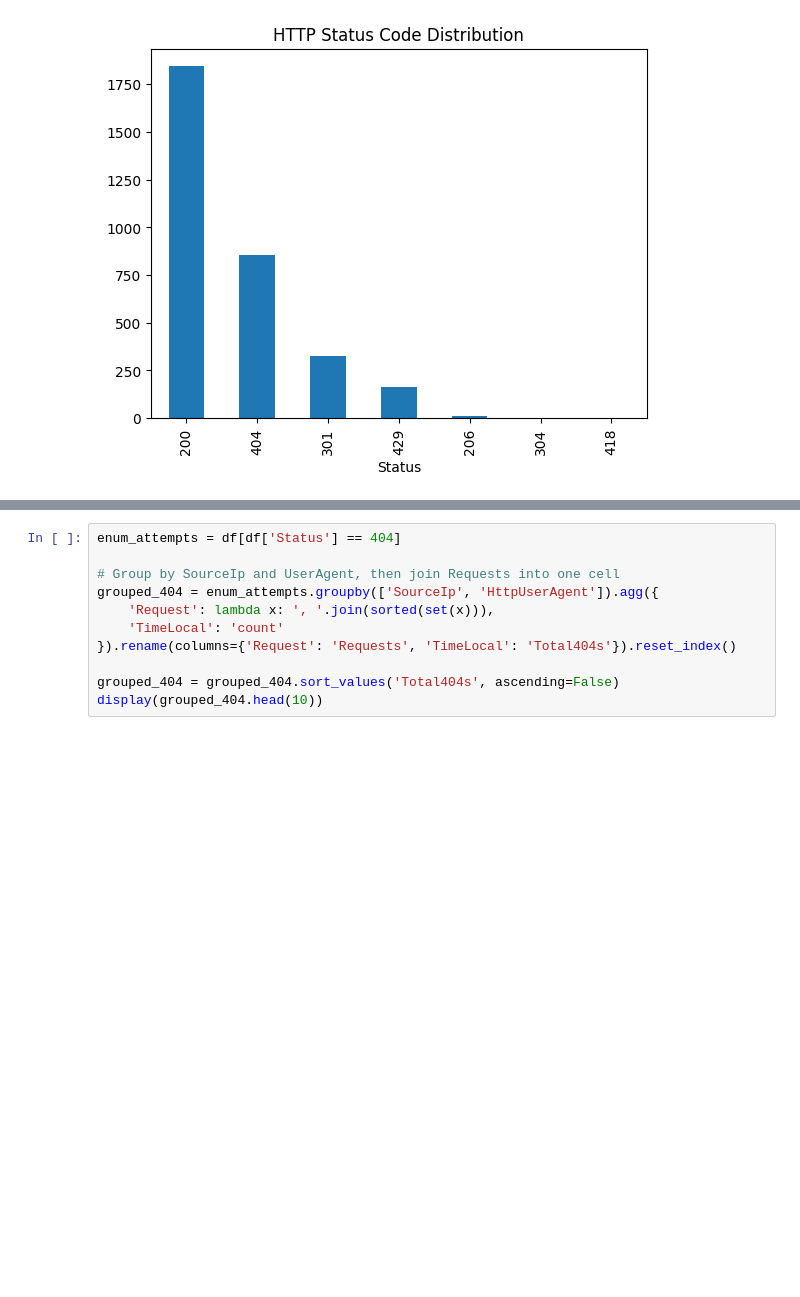
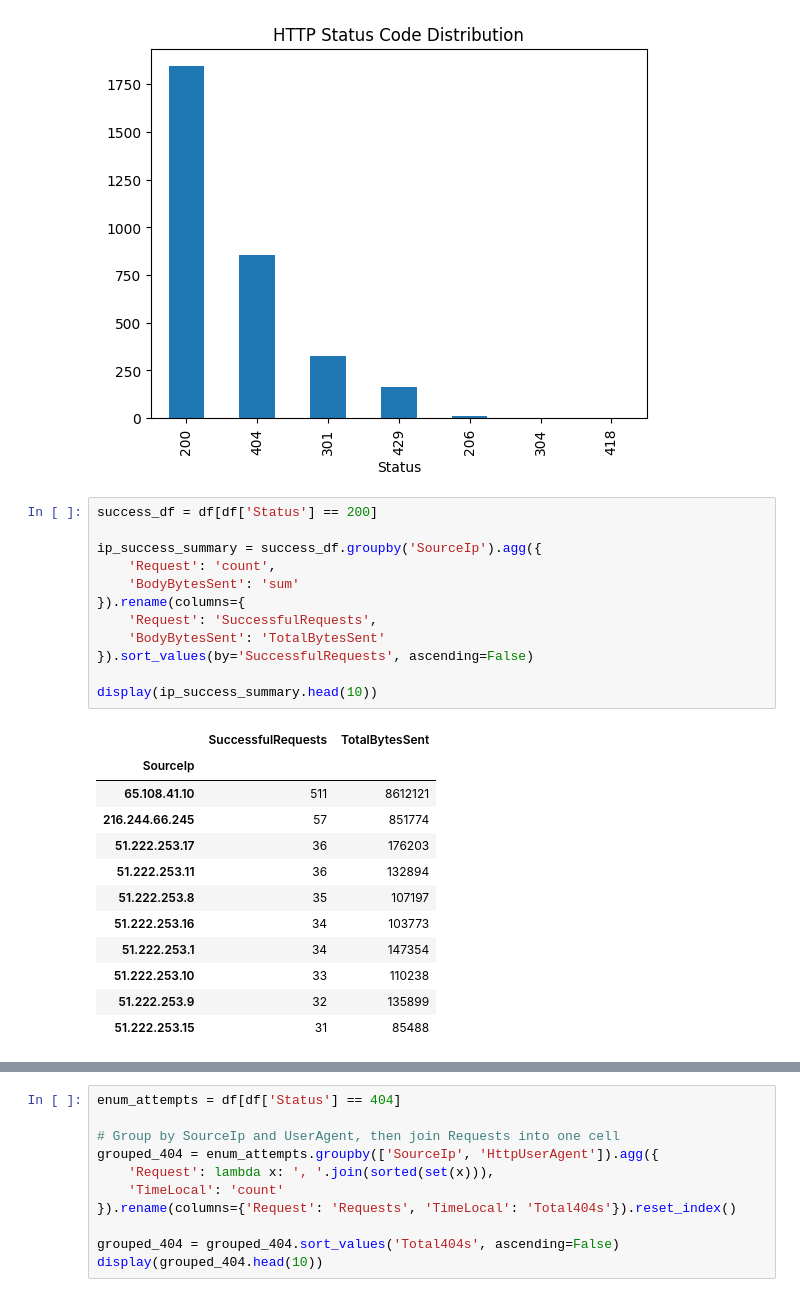
Before and after one commit to tayontech/TFH-Analysis, a Jupyter notebook: tp_secrepo.ipynb, the cells around one changed output, grey strips where cells are left out. Drawn from its saved outputs; the diff is of its cells as text; blank space fills up the shorter version.

```diff
--- a/tp_secrepo.ipynb
+++ b/tp_secrepo.ipynb
@@ -89,3 +89,28 @@ status_counts.plot(kind='bar', title='HTTP Status Code Distribution')
 plt.show()
 # %% [output]
 [figure]
+# %%
+success_df = df[df['Status'] == 200]
+
+ip_success_summary = success_df.groupby('SourceIp').agg({
+    'Request': 'count',
+    'BodyBytesSent': 'sum'
+}).rename(columns={
+    'Request': 'SuccessfulRequests',
+    'BodyBytesSent': 'TotalBytesSent'
+}).sort_values(by='SuccessfulRequests', ascending=False)
+
+display(ip_success_summary.head(10))
+# %% [output]
+|  | SuccessfulRequests | TotalBytesSent |
+| SourceIp |  |  |
+| 65.108.41.10 | 511 | 8612121 |
+| 216.244.66.245 | 57 | 851774 |
+| 51.222.253.17 | 36 | 176203 |
+| 51.222.253.11 | 36 | 132894 |
+| 51.222.253.8 | 35 | 107197 |
+| 51.222.253.16 | 34 | 103773 |
+| 51.222.253.1 | 34 | 147354 |
+| 51.222.253.10 | 33 | 110238 |
+| 51.222.253.9 | 32 | 135899 |
+| 51.222.253.15 | 31 | 85488 |
```
Also changed, not shown: parts of 13 cells of this notebook.
